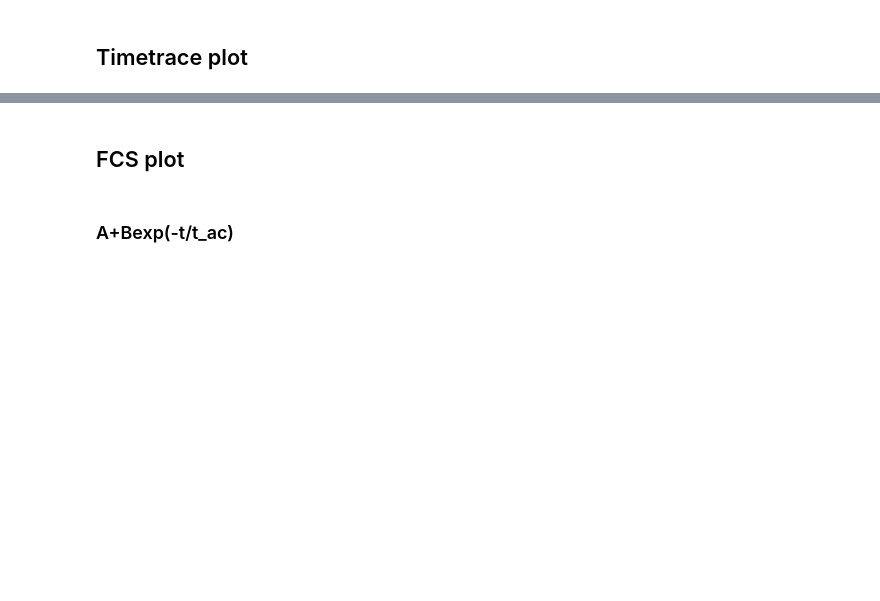
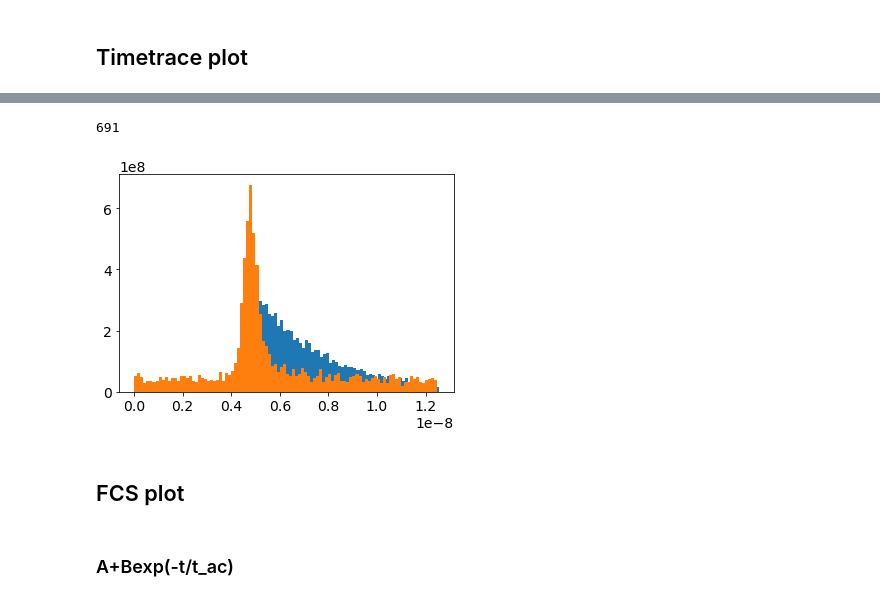
Before and after one commit to biswajitSM/Azurin_SM_repo, a Jupyter notebook: Analysis/Analysis_General.ipynb, the cells around one changed output, grey strips where cells are left out. Cells and saved outputs as stored; diff of their text form; code cells hidden in the pictures; blank space fills up the shorter version.

```diff
--- a/Analysis/Analysis_General.ipynb
+++ b/Analysis/Analysis_General.ipynb
@@ -102,3 +225,11 @@ fig = time_trace_plot(foldername= homedir, input_potential=[0, 25, 50, 100], poi
+# %%
+hist(df_on['nanotimes'], bins=100, normed=True);
+hist(df_off['nanotimes'], bins=100, normed=True);
+len(df_off[df_off['nanotimes'] > 0.4e-8])
+len(df_off[df_off['nanotimes'] < 0.4e-8]['count_rate'])
+# %% [output]
+691
+[figure, added]
 # %% [markdown]
 ## FCS plot
 # %% [markdown]
```
Also changed, not shown: parts of 14 cells of this notebook, 4 other files.
